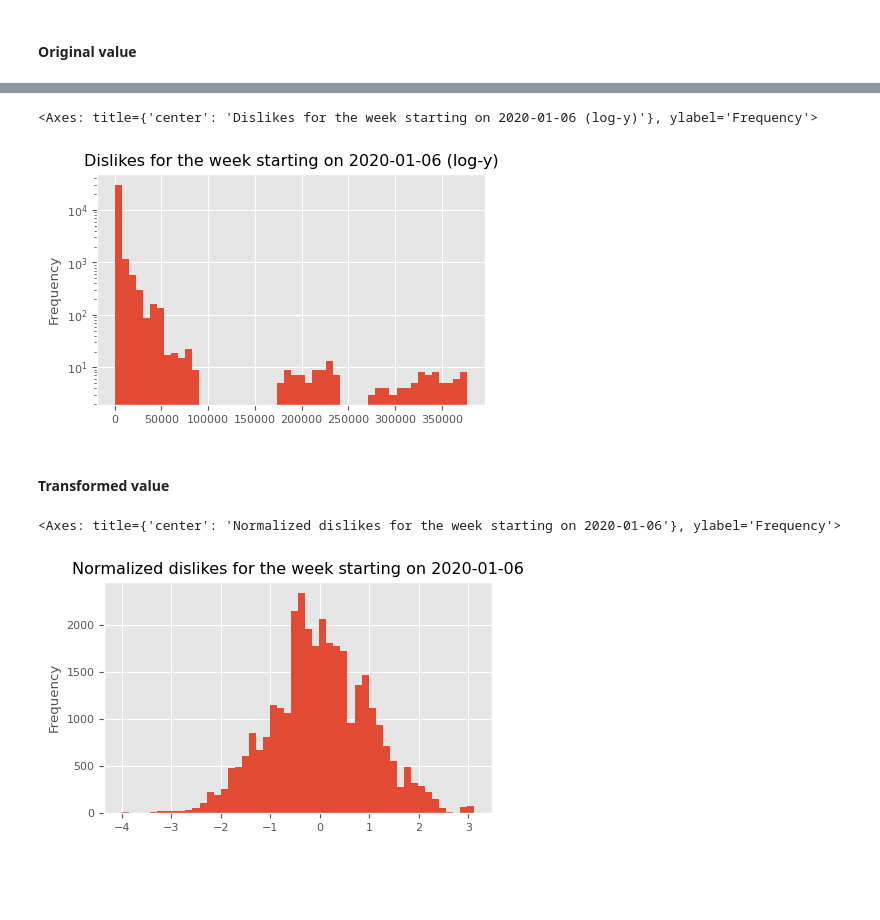
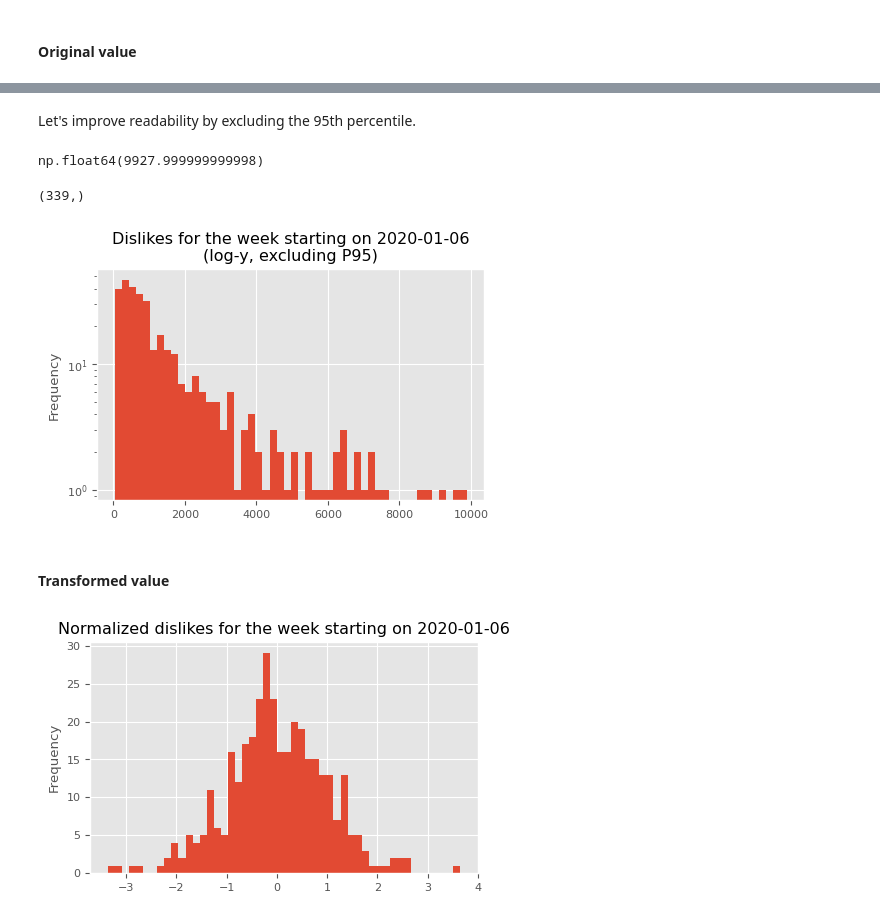
Before and after one commit to DataLabTechTV/postgresql-maximalism, a Jupyter notebook: notebooks/visualization.ipynb, the cells around one changed output, grey strips where cells are left out. Cells and saved outputs as stored; diff of their text form; code cells hidden in the pictures; blank space fills up the shorter version.

```diff
--- a/notebooks/visualization.ipynb
+++ b/notebooks/visualization.ipynb
@@ -130,12 +131,14 @@ weekly_smoothed_comments.plot(
 # %% [markdown]
 ### Dislikes distributions
 # %%
-week_start = '2020-01-06'
+week_start = '2019-12-02'
 
 weekly_dislikes = pd.read_sql_query(sql=f"""
         SELECT dislikes, norm_dislikes
-        FROM youtube_ts
-        WHERE date_trunc('week', "timestamp")::date = '{week_start}'
+        FROM youtube_ts_weekly_features
+        JOIN youtube_ts_weekly_stats
+        USING (bucket, ytvideoid)
+        WHERE date_trunc('week', bucket)::date = '{week_start}'
     """,
     con=pg_conn_str,
 )
@@ -160,19 +186,30 @@ weekly_dislikes
+# %% [markdown]
+Let's improve readability by excluding the 95th percentile.
+# %%
+p95_dislikes = weekly_dislikes["dislikes"].quantile(0.95)
+p95_dislikes
+# %% [output]
+np.float64(9927.999999999998)
+# %%
+vis_dislikes = weekly_dislikes["dislikes"]
+vis_dislikes = vis_dislikes[vis_dislikes <= p95_dislikes]
+vis_dislikes.shape
+# %% [output]
+(339,)
 # %%
-weekly_dislikes["dislikes"].plot.hist(
-    title="Dislikes for the week starting on 2020-01-06 (log-y)",
+vis_dislikes.plot.hist(
+    title="Dislikes for the week starting on 2020-01-06\n(log-y, excluding P95)",
     bins=50,
     logy=True,
-)
+);
 # %% [output]
-<Axes: title={'center': 'Dislikes for the week starting on 2020-01-06 (log-y)'}, ylabel='Frequency'>
-[figure, old version]
+[figure, new version]
 # %% [markdown]
 #### Transformed value
 # %%
 weekly_dislikes["norm_dislikes"].plot.hist(
     title="Normalized dislikes for the week starting on 2020-01-06",
     bins=50,
-)
+);
 # %% [output]
-<Axes: title={'center': 'Normalized dislikes for the week starting on 2020-01-06'}, ylabel='Frequency'>
-[figure, old version]
+[figure, new version]
```
Also changed, not shown: parts of 7 cells of this notebook, 3 other files.
